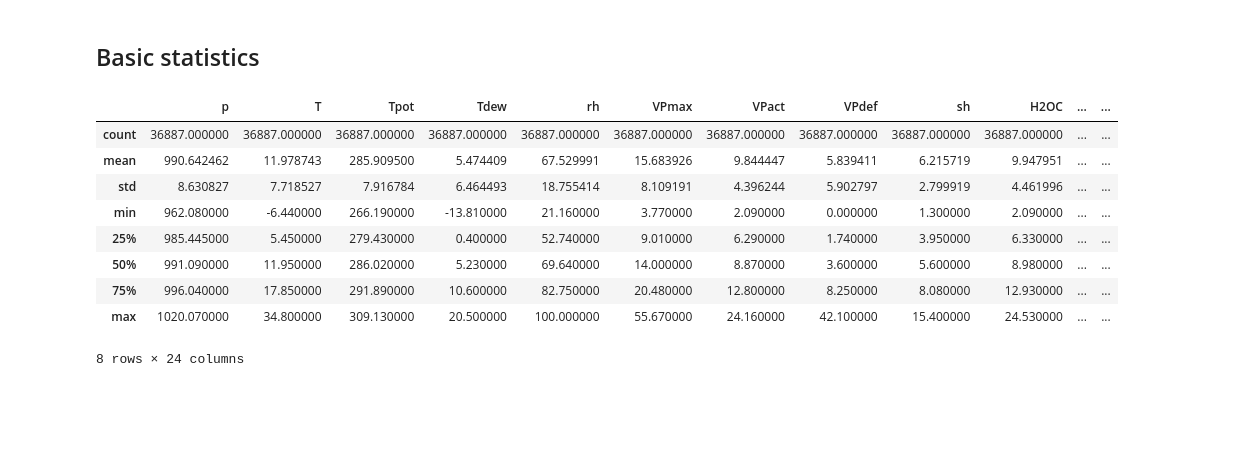
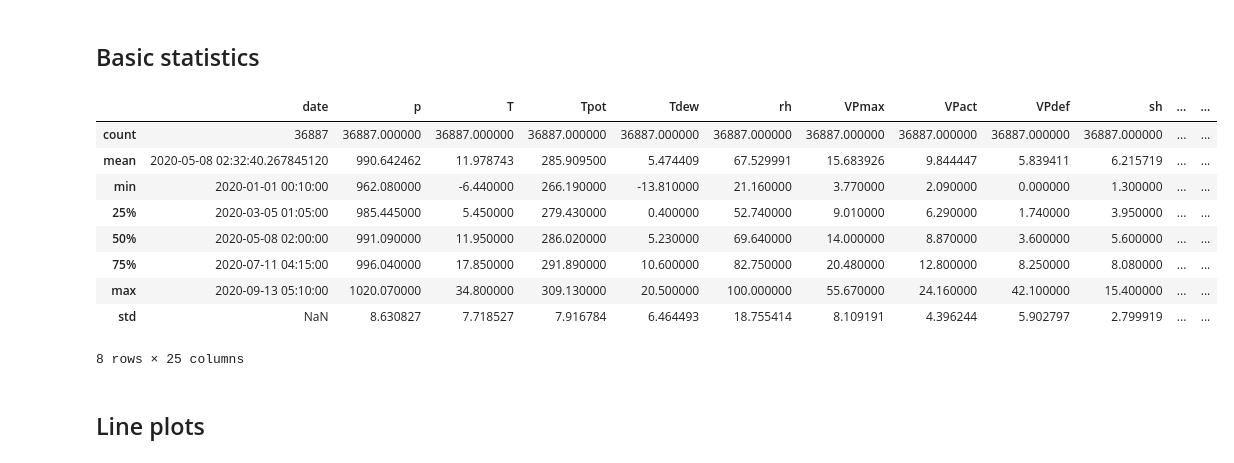
Before and after one commit to MrWlobo/Weather-Forecasting, a Jupyter notebook: main.ipynb, the cells around one changed output. Drawn from its saved outputs; the diff is of its cells as text; code cells hidden in the pictures; blank space fills up the shorter version.

```diff
--- a/main.ipynb
+++ b/main.ipynb
@@ -120,6 +119,9 @@ df.head()
 ## Split
 # %%
 n = len(df)
+eda_df = df[0:int(n*0.7)]
+df = df.drop(columns=["date"])
+
 train_df = df[0:int(n*0.7)]
 val_df = df[int(n*0.7):int(n*0.9)]
 test_df = df[int(n*0.9):]
@@ -149,15 +151,17 @@ X_test, y_test = create_sequences(test_scaled, window)
 # %% [markdown]
 ## Basic statistics
 # %%
-train_df.describe()
+eda_df.describe()
 # %% [output]
-|  | p | T | Tpot | Tdew | rh | VPmax | VPact | VPdef | sh | H2OC | ... | ... |
-| count | 36887.000000 | 36887.000000 | 36887.000000 | 36887.000000 | 36887.000000 | 36887.000000 | 36887.000000 | 36887.000000 | 36887.000000 | 36887.000000 | ... | ... |
-| mean | 990.642462 | 11.978743 | 285.909500 | 5.474409 | 67.529991 | 15.683926 | 9.844447 | 5.839411 | 6.215719 | 9.947951 | ... | ... |
-| std | 8.630827 | 7.718527 | 7.916784 | 6.464493 | 18.755414 | 8.109191 | 4.396244 | 5.902797 | 2.799919 | 4.461996 | ... | ... |
-| min | 962.080000 | -6.440000 | 266.190000 | -13.810000 | 21.160000 | 3.770000 | 2.090000 | 0.000000 | 1.300000 | 2.090000 | ... | ... |
-| 25% | 985.445000 | 5.450000 | 279.430000 | 0.400000 | 52.740000 | 9.010000 | 6.290000 | 1.740000 | 3.950000 | 6.330000 | ... | ... |
-| 50% | 991.090000 | 11.950000 | 286.020000 | 5.230000 | 69.640000 | 14.000000 | 8.870000 | 3.600000 | 5.600000 | 8.980000 | ... | ... |
-| 75% | 996.040000 | 17.850000 | 291.890000 | 10.600000 | 82.750000 | 20.480000 | 12.800000 | 8.250000 | 8.080000 | 12.930000 | ... | ... |
-| max | 1020.070000 | 34.800000 | 309.130000 | 20.500000 | 100.000000 | 55.670000 | 24.160000 | 42.100000 | 15.400000 | 24.530000 | ... | ... |
+|  | date | p | T | Tpot | Tdew | rh | VPmax | VPact | VPdef | sh | ... | ... |
+| count | 36887 | 36887.000000 | 36887.000000 | 36887.000000 | 36887.000000 | 36887.000000 | 36887.000000 | 36887.000000 | 36887.000000 | 36887.000000 | ... | ... |
+| mean | 2020-05-08 02:32:40.267845120 | 990.642462 | 11.978743 | 285.909500 | 5.474409 | 67.529991 | 15.683926 | 9.844447 | 5.839411 | 6.215719 | ... | ... |
+| min | 2020-01-01 00:10:00 | 962.080000 | -6.440000 | 266.190000 | -13.810000 | 21.160000 | 3.770000 | 2.090000 | 0.000000 | 1.300000 | ... | ... |
+| 25% | 2020-03-05 01:05:00 | 985.445000 | 5.450000 | 279.430000 | 0.400000 | 52.740000 | 9.010000 | 6.290000 | 1.740000 | 3.950000 | ... | ... |
+| 50% | 2020-05-08 02:00:00 | 991.090000 | 11.950000 | 286.020000 | 5.230000 | 69.640000 | 14.000000 | 8.870000 | 3.600000 | 5.600000 | ... | ... |
+| 75% | 2020-07-11 04:15:00 | 996.040000 | 17.850000 | 291.890000 | 10.600000 | 82.750000 | 20.480000 | 12.800000 | 8.250000 | 8.080000 | ... | ... |
+| max | 2020-09-13 05:10:00 | 1020.070000 | 34.800000 | 309.130000 | 20.500000 | 100.000000 | 55.670000 | 24.160000 | 42.100000 | 15.400000 | ... | ... |
+| std | NaN | 8.630827 | 7.718527 | 7.916784 | 6.464493 | 18.755414 | 8.109191 | 4.396244 | 5.902797 | 2.799919 | ... | ... |
-8 rows × 24 columns
+8 rows × 25 columns
+# %% [markdown]
+## Line plots
```
Also changed, not shown: parts of 5 cells of this notebook.
